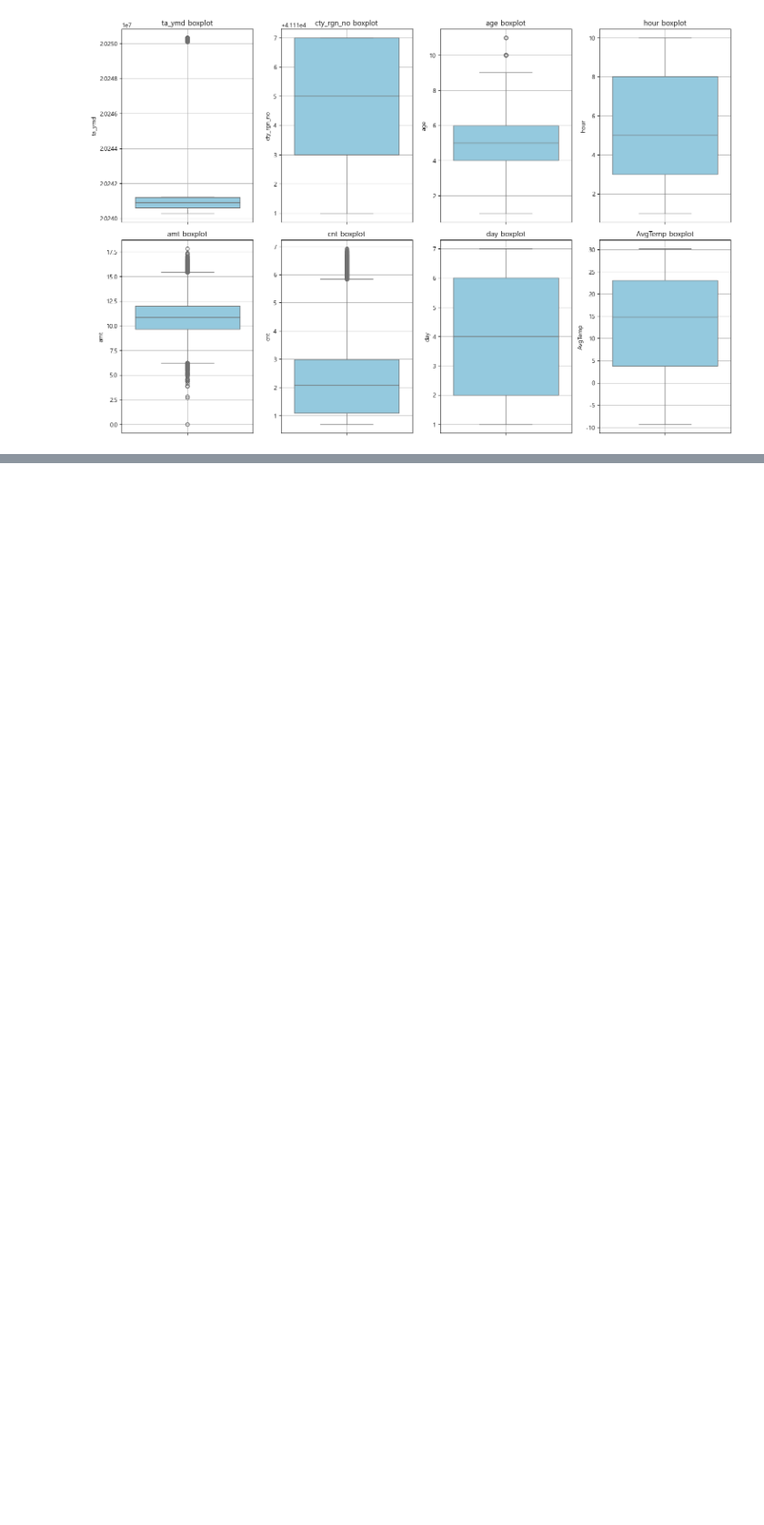
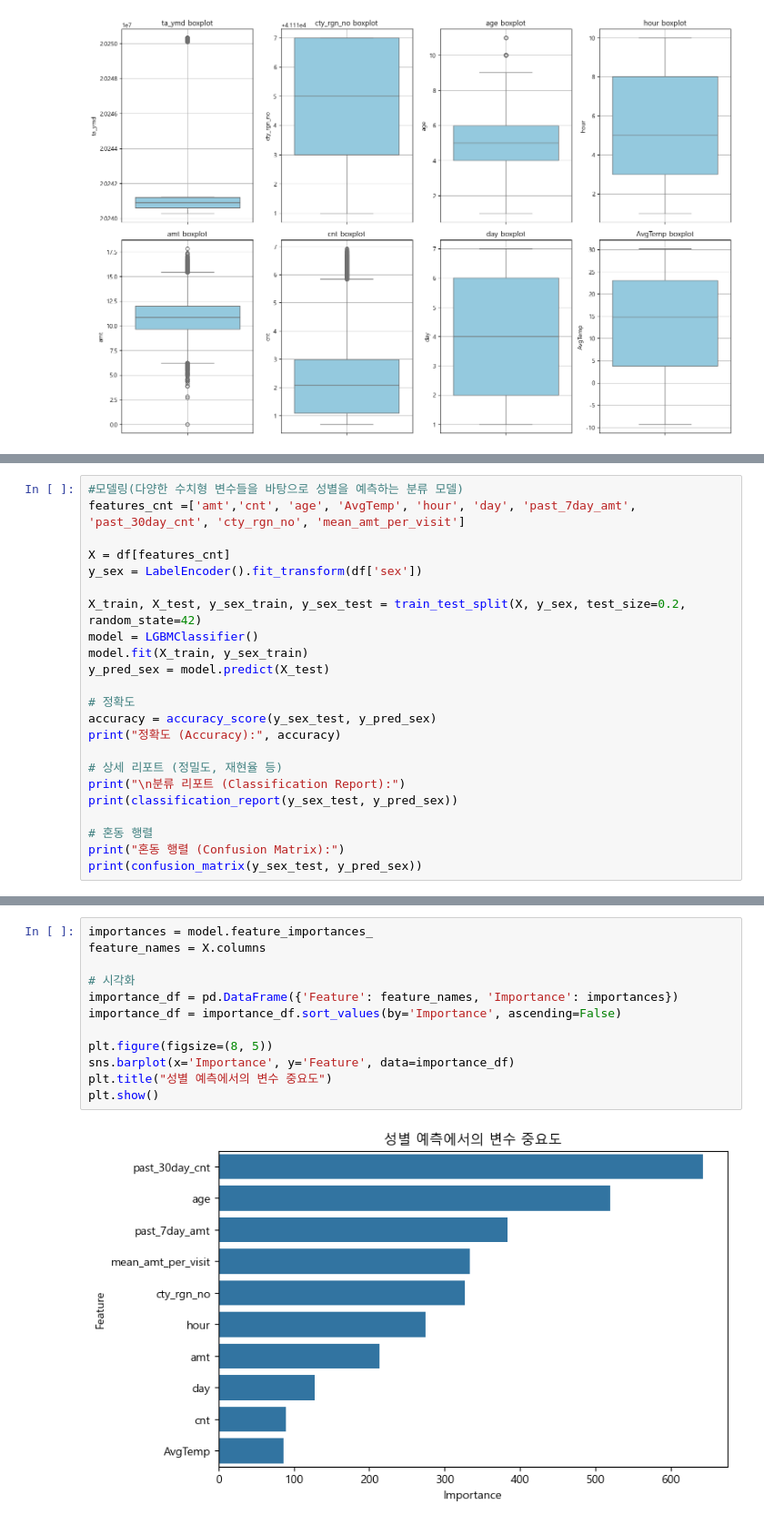
Before and after one commit to ESTCAMP-Team5/first_project, a Jupyter notebook: credit_card_usage_modeling/workspace/EDA/minseok/data/card2.ipynb, the cells around one changed output, grey strips where cells are left out. Shown at 91% size. Saved outputs shown, nothing was run; the diff lists cells and outputs as text; blank space fills up the shorter version.

```diff
--- a/credit_card_usage_modeling/workspace/EDA/minseok/data/card2.ipynb
+++ b/credit_card_usage_modeling/workspace/EDA/minseok/data/card2.ipynb
@@ -317,0 +389,23 @@ AvgTemp vs sex > F-19.69, p-value=0.0000091
+# %%
+#모델링(다양한 수치형 변수들을 바탕으로 성별을 예측하는 분류 모델)
+features_cnt =['amt','cnt', 'age', 'AvgTemp', 'hour', 'day', 'past_7day_amt', 'past_30day_cnt', 'cty_rgn_no', 'mean_amt_per_visit']
+
+X = df[features_cnt]
+y_sex = LabelEncoder().fit_transform(df['sex'])
+
+X_train, X_test, y_sex_train, y_sex_test = train_test_split(X, y_sex, test_size=0.2, random_state=42)
+model = LGBMClassifier()
+model.fit(X_train, y_sex_train)
+y_pred_sex = model.predict(X_test)
+
+# 정확도
+accuracy = accuracy_score(y_sex_test, y_pred_sex)
+print("정확도 (Accuracy):", accuracy)
+
+# 상세 리포트 (정밀도, 재현율 등)
+print("\n분류 리포트 (Classification Report):")
+print(classification_report(y_sex_test, y_pred_sex))
+
+# 혼동 행렬
+print("혼동 행렬 (Confusion Matrix):")
+print(confusion_matrix(y_sex_test, y_pred_sex))
@@ -317,0 +430,14 @@ AvgTemp vs sex > F-19.69, p-value=0.0000091
+# %%
+importances = model.feature_importances_
+feature_names = X.columns
+
+# 시각화
+importance_df = pd.DataFrame({'Feature': feature_names, 'Importance': importances})
+importance_df = importance_df.sort_values(by='Importance', ascending=False)
+
+plt.figure(figsize=(8, 5))
+sns.barplot(x='Importance', y='Feature', data=importance_df)
+plt.title("성별 예측에서의 변수 중요도")
+plt.show()
+# %% [output]
+[figure, added]
```
Also changed, not shown: parts of 23 cells of this notebook.
